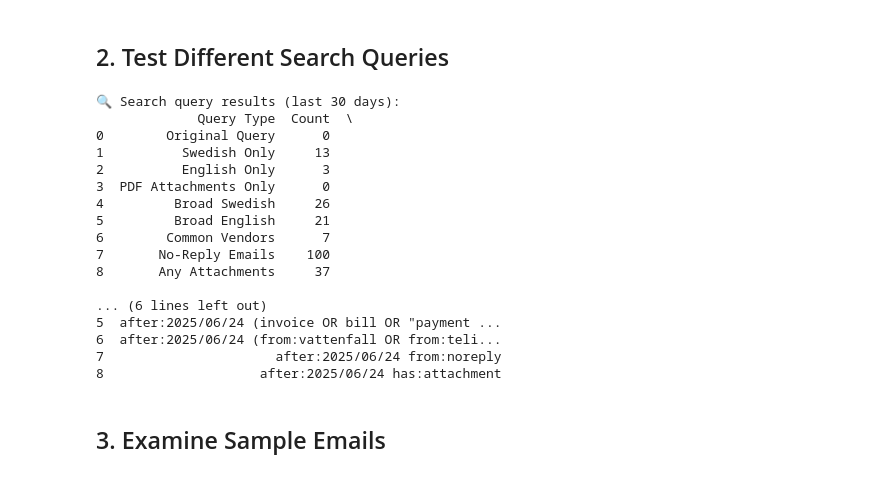
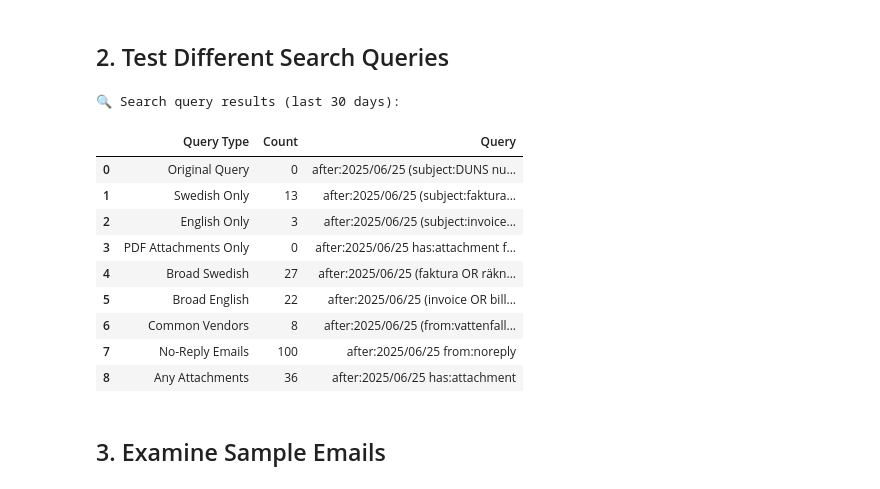
Before and after one commit to userchallenge/gmail-invoice-agent, a Jupyter notebook: gmail_lab_notebook.ipynb, the cells around one changed output. Cells and saved outputs as stored; diff of their text form; code cells hidden in the pictures.

```diff
--- a/gmail_lab_notebook.ipynb
+++ b/gmail_lab_notebook.ipynb
@@ -89,7 +89,7 @@ def test_search_queries(days_back=30):
     # Different query variations
     queries = [
         # Original query
-        f"{date_filter} (subject:faktura OR subject:räkning OR subject:invoice OR subject:bill OR has:attachment filetype:pdf)",
+        f"{date_filter} (subject:DUNS numbers, and stuff OR subject:räkning OR subject:invoice OR subject:bill OR has:attachment filetype:pdf)",
         # Just Swedish terms
         f"{date_filter} (subject:faktura OR subject:räkning)",
         # Just English terms
@@ -130,50 +130,44 @@ def test_search_queries(days_back=30):
                 .list(userId="me", q=query, maxResults=100)
                 .execute()
             )
 
             count = len(result.get("messages", []))
             results.append(
                 {
                     "Query Type": name,
                     "Count": count,
                     "Query": query[:80] + "..." if len(query) > 80 else query,
                 }
             )
 
         except Exception as e:
             results.append(
                 {
                     "Query Type": name,
                     "Count": f"Error: {e}",
                     "Query": query[:80] + "..." if len(query) > 80 else query,
                 }
             )
 
     return pd.DataFrame(results)
 
 
 # Test queries
 query_results = test_search_queries(days_back=30)
 print("🔍 Search query results (last 30 days):")
-print(query_results)
+query_results
 # %% [output]
 🔍 Search query results (last 30 days):
-             Query Type  Count  \
-0        Original Query      0
-1          Swedish Only     13
-2          English Only      3
-3  PDF Attachments Only      0
-4         Broad Swedish     26
-5         Broad English     21
-6        Common Vendors      7
-7       No-Reply Emails    100
-8       Any Attachments     37
-
-... (6 lines left out)
-5  after:2025/06/24 (invoice OR bill OR "payment ...
-6  after:2025/06/24 (from:vattenfall OR from:teli...
-7                      after:2025/06/24 from:noreply
-8                    after:2025/06/24 has:attachment
+|  | Query Type | Count | Query |
+| 0 | Original Query | 0 | after:2025/06/25 (subject:DUNS nu... |
+| 1 | Swedish Only | 13 | after:2025/06/25 (subject:faktura... |
+| 2 | English Only | 3 | after:2025/06/25 (subject:invoice... |
+| 3 | PDF Attachments Only | 0 | after:2025/06/25 has:attachment f... |
+| 4 | Broad Swedish | 27 | after:2025/06/25 (faktura OR räkn... |
+| 5 | Broad English | 22 | after:2025/06/25 (invoice OR bill... |
+| 6 | Common Vendors | 8 | after:2025/06/25 (from:vattenfall... |
+| 7 | No-Reply Emails | 100 | after:2025/06/25 from:noreply |
+| 8 | Any Attachments | 36 | after:2025/06/25 has:attachment |
 # %% [markdown]
 ## 3. Examine Sample Emails
 # %%
```
Also changed, not shown: parts of 8 cells of this notebook, 1 other file.
